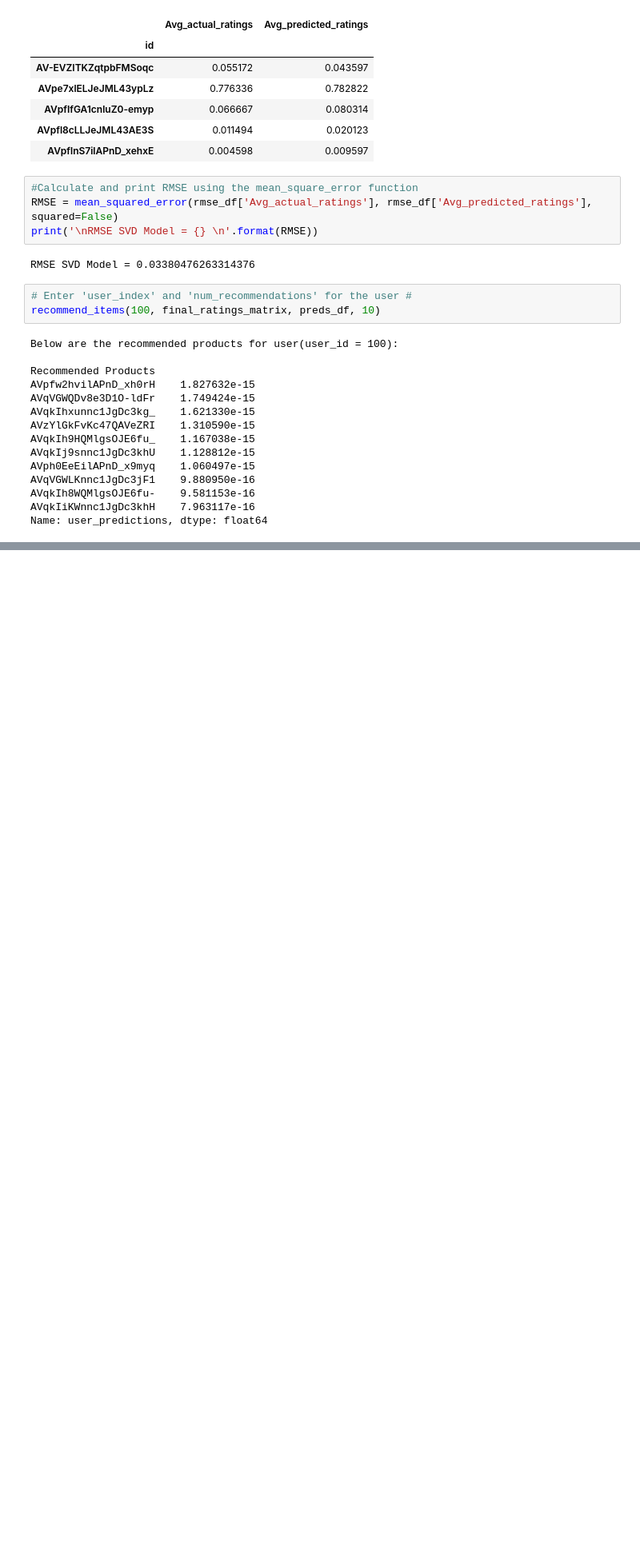
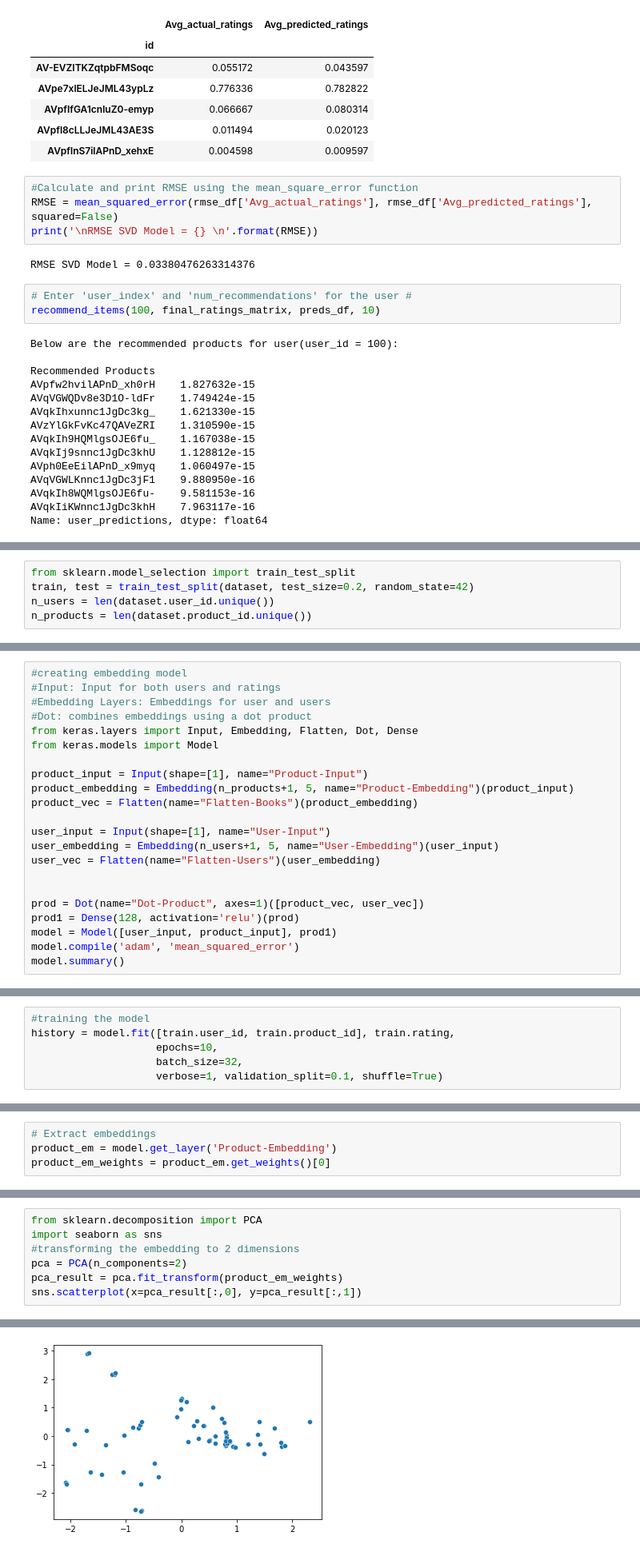
Before and after one commit to vngeno/E-COMMERCE-RECOMMENDATION-SYSTEM-, a Jupyter notebook: Collaborative_Recommendation_System.ipynb, the cells around one changed output, grey strips where cells are left out. Shown: that part at 80% size. Drawn from its saved outputs; the diff is of its cells as text; blank space fills up the shorter version.

```diff
--- a/Collaborative_Recommendation_System.ipynb
+++ b/Collaborative_Recommendation_System.ipynb
@@ -457,0 +472,5 @@ Name: user_predictions, dtype: float64
+# %%
+from sklearn.model_selection import train_test_split
+train, test = train_test_split(dataset, test_size=0.2, random_state=42)
+n_users = len(dataset.user_id.unique())
+n_products = len(dataset.product_id.unique())
@@ -457,0 +479,22 @@ Name: user_predictions, dtype: float64
+# %%
+#creating embedding model
+#Input: Input for both users and ratings
+#Embedding Layers: Embeddings for user and users
+#Dot: combines embeddings using a dot product
+from keras.layers import Input, Embedding, Flatten, Dot, Dense
+from keras.models import Model
+
+product_input = Input(shape=[1], name="Product-Input")
+product_embedding = Embedding(n_products+1, 5, name="Product-Embedding")(product_input)
+product_vec = Flatten(name="Flatten-Books")(product_embedding)
+
+user_input = Input(shape=[1], name="User-Input")
+user_embedding = Embedding(n_users+1, 5, name="User-Embedding")(user_input)
+user_vec = Flatten(name="Flatten-Users")(user_embedding)
+
+
+prod = Dot(name="Dot-Product", axes=1)([product_vec, user_vec])
+prod1 = Dense(128, activation='relu')(prod)
+model = Model([user_input, product_input], prod1)
+model.compile('adam', 'mean_squared_error')
+model.summary()
@@ -457,0 +519,6 @@ Name: user_predictions, dtype: float64
+# %%
+#training the model
+history = model.fit([train.user_id, train.product_id], train.rating,
+                    epochs=10,
+                    batch_size=32,
+                    verbose=1, validation_split=0.1, shuffle=True)
@@ -457,0 +548,4 @@ Name: user_predictions, dtype: float64
+# %%
+# Extract embeddings
+product_em = model.get_layer('Product-Embedding')
+product_em_weights = product_em.get_weights()[0]
@@ -457,0 +554,8 @@ Name: user_predictions, dtype: float64
+# %%
+from sklearn.decomposition import PCA
+import seaborn as sns
+#transforming the embedding to 2 dimensions
+pca = PCA(n_components=2)
+pca_result = pca.fit_transform(product_em_weights)
+sns.scatterplot(x=pca_result[:,0], y=pca_result[:,1])
+# %% [output]
@@ -457,0 +563 @@ Name: user_predictions, dtype: float64
+[figure, added]
```
Also changed, not shown: parts of 13 cells of this notebook.
